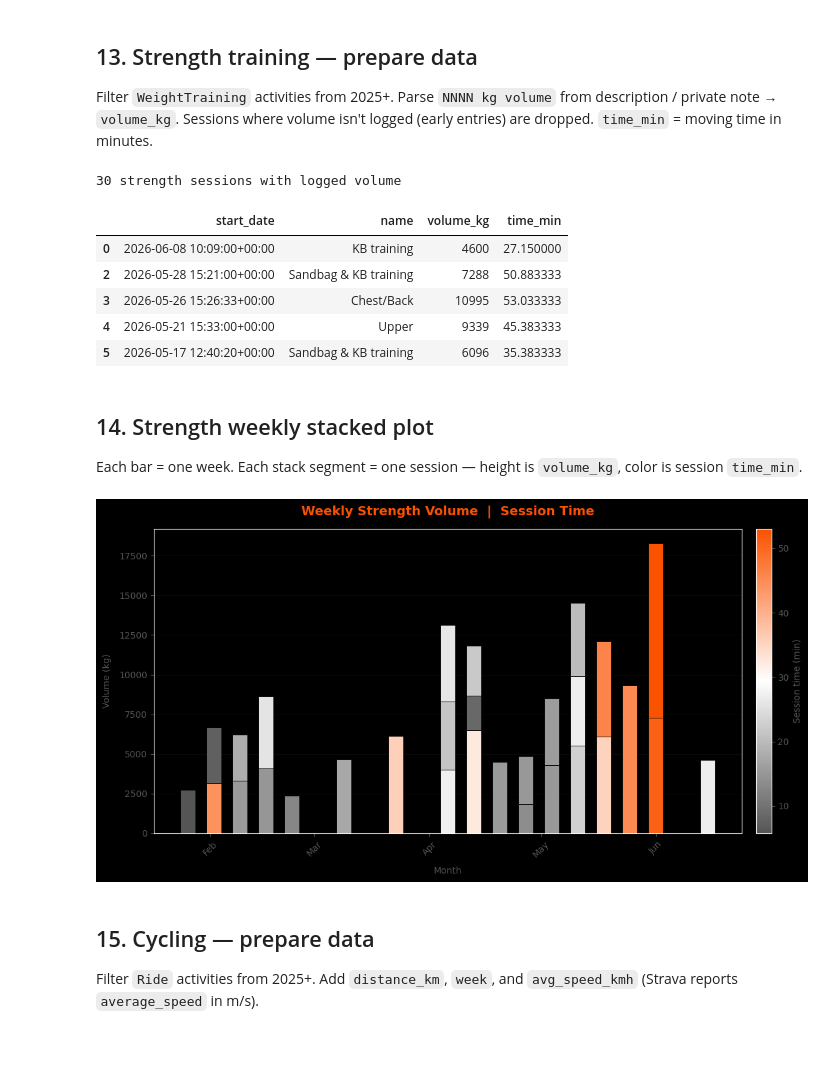
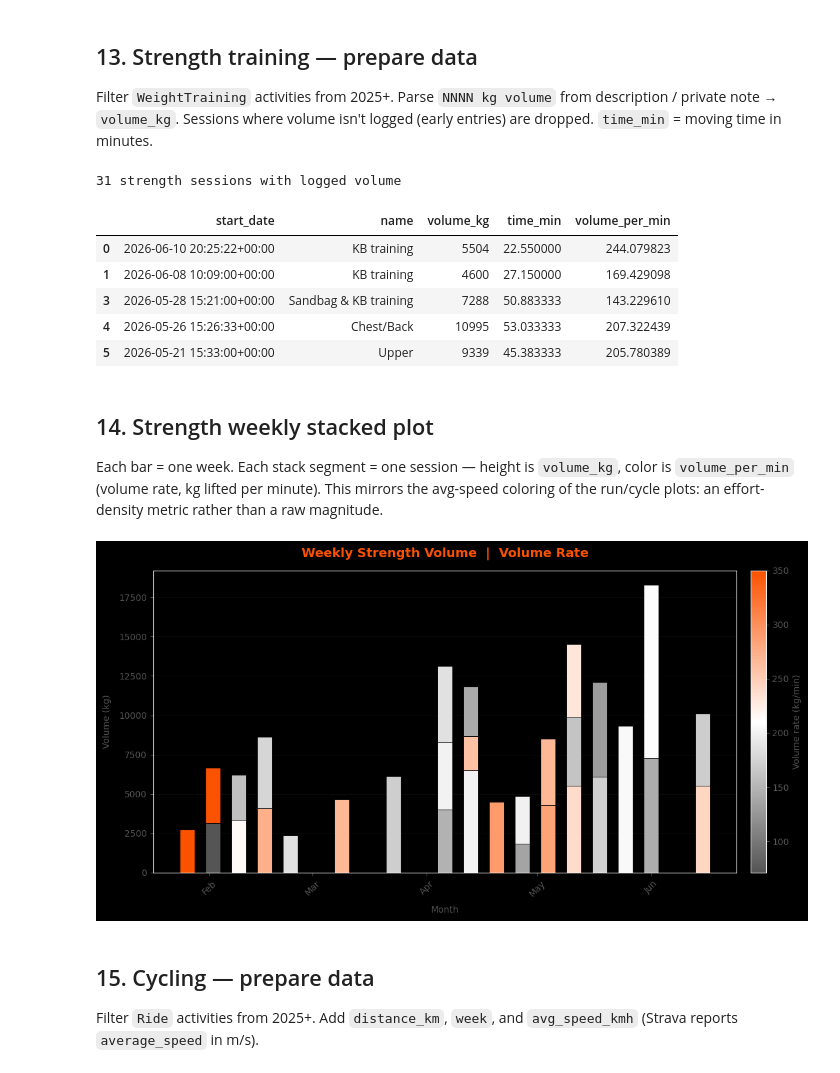
Before and after one commit to JoeySpronck/strava_data, a Jupyter notebook: playground.ipynb, the cells around one changed output. Saved outputs shown, nothing was run; the diff lists cells and outputs as text; code cells hidden in the pictures; blank space fills up the shorter version.

Commit message:
Changed color from Strength sessions to kg/min instead of time. This is more in line with the other sports' colors that also indicate effort

```diff
--- a/playground.ipynb
+++ b/playground.ipynb
@@ -349,32 +349,40 @@ df_strength['volume_kg'] = df_strength.apply(
 # Drop early sessions where volume wasn't logged
 df_strength = df_strength[df_strength['volume_kg'].notna()].copy()
 df_strength['volume_kg'] = df_strength['volume_kg'].astype(int)
+# Volume rate (kg lifted per minute) is the strength analogue of run/cycle avg speed:
+# an effort-density metric, so colouring stays consistent with the other sports.
+df_strength['volume_per_min'] = df_strength['volume_kg'] / df_strength['time_min']
+
+# Cap the volume-rate colour scale (kg/min) so a couple of very dense sessions don't push
+# every other bar/circle to one end of the colormap. Sessions above this clamp to max colour.
+STRENGTH_COLOR_MAX = 350
 
 print(f'{len(df_strength)} strength sessions with logged volume')
-df_strength[['start_date', 'name', 'volume_kg', 'time_min']].head()
+df_strength[['start_date', 'name', 'volume_kg', 'time_min', 'volume_per_min']].head()
 # %% [output]
-30 strength sessions with logged volume
+31 strength sessions with logged volume
-|  | start_date | name | volume_kg | time_min |
-| 0 | 2026-06-08 10:09:00+00:00 | KB training | 4600 | 27.150000 |
-| 2 | 2026-05-28 15:21:00+00:00 | Sandbag & KB training | 7288 | 50.883333 |
-| 3 | 2026-05-26 15:26:33+00:00 | Chest/Back | 10995 | 53.033333 |
-| 4 | 2026-05-21 15:33:00+00:00 | Upper | 9339 | 45.383333 |
-| 5 | 2026-05-17 12:40:20+00:00 | Sandbag & KB training | 6096 | 35.383333 |
+|  | start_date | name | volume_kg | time_min | volume_per_min |
+| 0 | 2026-06-10 20:25:22+00:00 | KB training | 5504 | 22.550000 | 244.079823 |
+| 1 | 2026-06-08 10:09:00+00:00 | KB training | 4600 | 27.150000 | 169.429098 |
+| 3 | 2026-05-28 15:21:00+00:00 | Sandbag & KB training | 7288 | 50.883333 | 143.229610 |
+| 4 | 2026-05-26 15:26:33+00:00 | Chest/Back | 10995 | 53.033333 | 207.322439 |
+| 5 | 2026-05-21 15:33:00+00:00 | Upper | 9339 | 45.383333 | 205.780389 |
 # %% [markdown]
 ## 14. Strength weekly stacked plot
-Each bar = one week. Each stack segment = one session — height is `volume_kg`, color is session `time_min`.
+Each bar = one week. Each stack segment = one session — height is `volume_kg`, color is `volume_per_min` (volume rate, kg lifted per minute). This mirrors the avg-speed coloring of the run/cycle plots: an effort-density metric rather than a raw magnitude.
 # %%
 vis.plot_weekly_stacked(
     df_strength,
     stack_col='volume_kg',
-    color_col='time_min',
+    color_col='volume_per_min',
     stack_label='Volume (kg)',
-    color_label='Session time (min)',
-    title='Weekly Strength Volume  |  Session Time',
+    color_label='Volume rate (kg/min)',
+    title='Weekly Strength Volume  |  Volume Rate',
+    color_vmax=STRENGTH_COLOR_MAX,
     save_name='weekly_strength_volume.png',
 )
 # %% [output]
-[figure, old version]
+[figure, new version]
 # %% [markdown]
 ## 15. Cycling — prepare data
 Filter `Ride` activities from 2025+. Add `distance_km`, `week`, and `avg_speed_kmh` (Strava reports `average_speed` in m/s).
```
Also changed, not shown: parts of 17 cells of this notebook, 35 other files.
